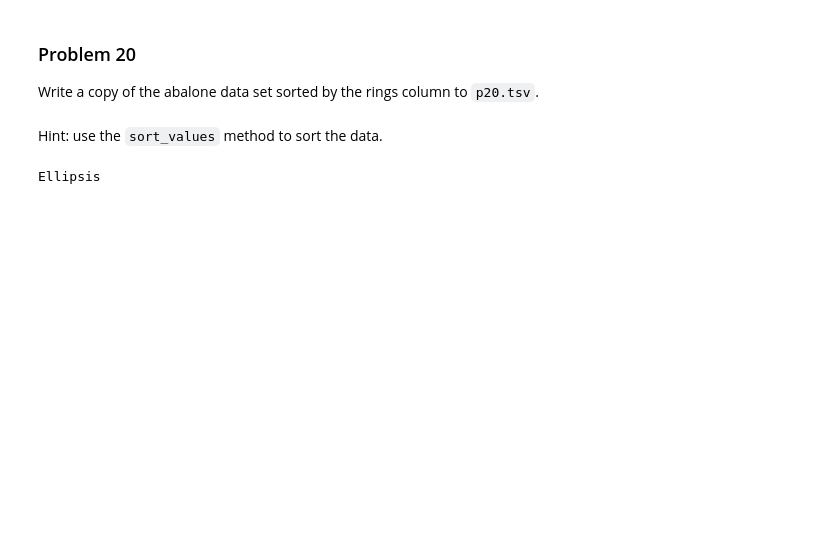
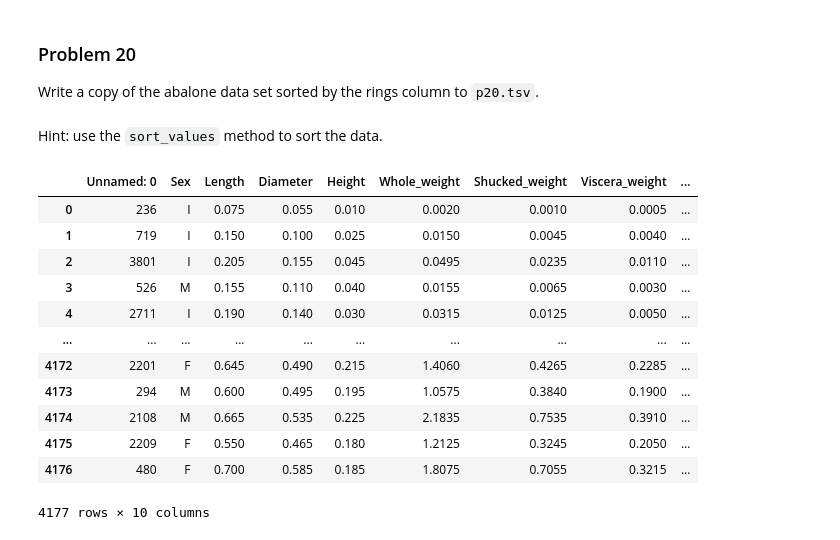
Before and after one commit to Haleymussary00/dx602-homework-08, a Jupyter notebook: homework.ipynb, the cells around one changed output. Drawn from its saved outputs; the diff is of its cells as text; code cells hidden in the pictures; blank space fills up the shorter version.

```diff
--- a/homework.ipynb
+++ b/homework.ipynb
@@ -730,6 +778,4 @@ Hint: use the `sort_values` method to sort the data.
 # %%
 # YOUR CHANGES HERE
 
-...
+df = abalone.sort_values(["Rings"])
-# %% [output]
-Ellipsis
@@ -735,0 +784,16 @@ Ellipsis
+# %%
+pd.read_csv("p20.tsv", sep="\t")
+# %% [output]
+|  | Unnamed: 0 | Sex | Length | Diameter | Height | Whole_weight | Shucked_weight | Viscera_weight | ... |
+| 0 | 236 | I | 0.075 | 0.055 | 0.010 | 0.0020 | 0.0010 | 0.0005 | ... |
+| 1 | 719 | I | 0.150 | 0.100 | 0.025 | 0.0150 | 0.0045 | 0.0040 | ... |
+| 2 | 3801 | I | 0.205 | 0.155 | 0.045 | 0.0495 | 0.0235 | 0.0110 | ... |
+| 3 | 526 | M | 0.155 | 0.110 | 0.040 | 0.0155 | 0.0065 | 0.0030 | ... |
+| 4 | 2711 | I | 0.190 | 0.140 | 0.030 | 0.0315 | 0.0125 | 0.0050 | ... |
+| ... | ... | ... | ... | ... | ... | ... | ... | ... | ... |
+| 4172 | 2201 | F | 0.645 | 0.490 | 0.215 | 1.4060 | 0.4265 | 0.2285 | ... |
+| 4173 | 294 | M | 0.600 | 0.495 | 0.195 | 1.0575 | 0.3840 | 0.1900 | ... |
+| 4174 | 2108 | M | 0.665 | 0.535 | 0.225 | 2.1835 | 0.7535 | 0.3910 | ... |
+| 4175 | 2209 | F | 0.550 | 0.465 | 0.180 | 1.2125 | 0.3245 | 0.2050 | ... |
+| 4176 | 480 | F | 0.700 | 0.585 | 0.185 | 1.8075 | 0.7055 | 0.3215 | ... |
+4177 rows × 10 columns
```
Also changed, not shown: parts of 7 cells of this notebook, 1 other file.
